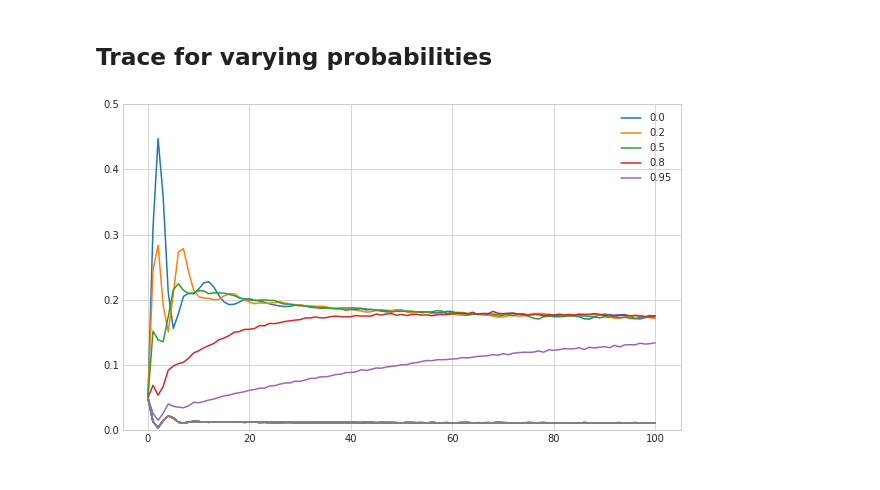
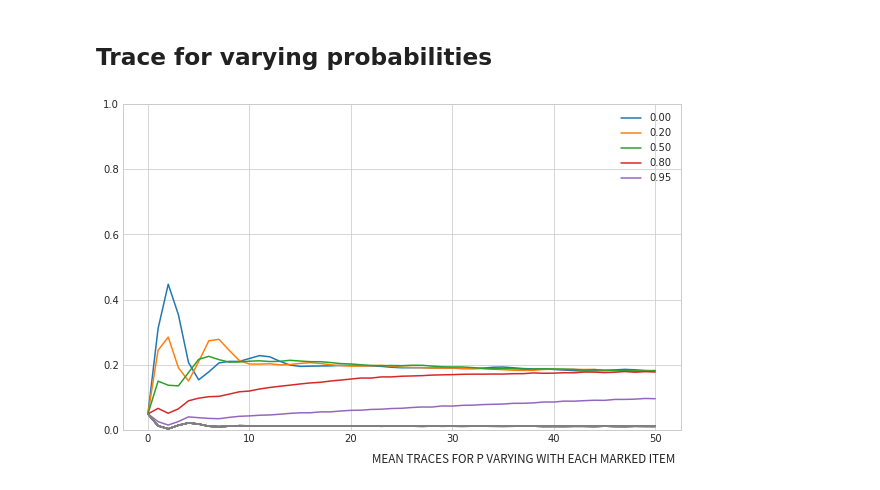
Before and after one commit to lepisma/noisy-quantum-search, a Jupyter notebook: playground.ipynb, the cells around one changed output. Cells and saved outputs as stored; diff of their text form; code cells hidden in the pictures.

```diff
--- a/playground.ipynb
+++ b/playground.ipynb
@@ -52,10 +53,24 @@ for p in tqdm(probs):
 
 f, ((ax1, ax2), (ax3, ax4)) = plt.subplots(2, 2, figsize=(10, 6), sharex=True, sharey=True)
 
+def prob_success(mem):
+    ps = (mem ** 2).mean(axis=0) # 50, P
+    return ps[:,:5].sum(axis=1)
+
+def prob_fail(mem):
+    ps = prob_success(mem)
+    return 1 - ps
+
 for i, ax in enumerate([ax1, ax2, ax3, ax4]):
-    ax.plot((mems_map[probs[i]] ** 2).mean(axis=0))
-    ax.set_ylim([0, 0.50])
-    ax.text(49, 0.43, f"N O I S E = {probs[i]}", name="Source Sans Pro", size=16, ha="right")
+    ax.plot(prob_success(mems_map[probs[i]]))
+    ax.plot(prob_fail(mems_map[probs[i]]))
+    ax.set_ylim([0, 1.0])
+    ax.text(46, 1.05, f"N O I S E", name="Source Sans Pro", size=13,
+            ha="right", color="gray")
+    ax.text(47, 1.05, f"{probs[i]:.2f}", name="Source Sans Pro", size=13, ha="left")
+
+plt.text(52, -0.25, f"MEAN TRACES OVER 10000 TRIALS",
+         name="Source Sans Pro", size=13, ha="right")
 
 plt.setp([a.get_xticklabels() for a in f.axes[:-2]], visible=False)
 plt.savefig(f"{output}/trace-all.pdf")
@@ -76,27 +99,30 @@ plt.savefig(f"{output}/trace-dist.pdf")
 # %% [markdown]
 ## Trace for varying probabilities
 # %%
-probs = [0.0, 0.2, 0.5, 0.8, 0.95]
+vprobs = [0.0, 0.2, 0.5, 0.8, 0.95]
 
 mems = []
 for i in tqdm(range(10000)):
-    markings = get_markings(100, P)
+    markings = get_markings(50, P)
     markings = mark_all(markings, num=5)
-    markings = unmark_all_noise(markings, probs, start=0)
+    markings = unmark_all_noise(markings, vprobs, start=0)
     mem = run(markings)
     mems.append(mem)
 mems = np.array(mems)
 
 fig = plt.figure(figsize=(10, 6))
 
-for i, p in enumerate(probs):
-    plt.plot((mems ** 2)[:, :, i].mean(axis=0), label=f"{p}")
+for i, p in enumerate(vprobs):
+    plt.plot((mems ** 2)[:, :, i].mean(axis=0), label=f"{p:.2f}")
 
-for i in range(len(probs), P):
+for i in range(len(vprobs), P):
     plt.plot((mems ** 2)[:, :, i].mean(axis=0), color="gray")
 
-plt.ylim([0, 0.50])
+plt.text(52, -0.1, f"MEAN TRACES FOR P VARYING WITH EACH MARKED ITEM",
+         name="Source Sans Pro", size=13, ha="right")
+
+plt.ylim([0, 1.0])
 plt.legend()
 plt.savefig(f"{output}/trace-varying.pdf")
 # %% [output]
-[figure, old version]
+[figure, new version]
```
Also changed, not shown: parts of 6 cells of this notebook.
